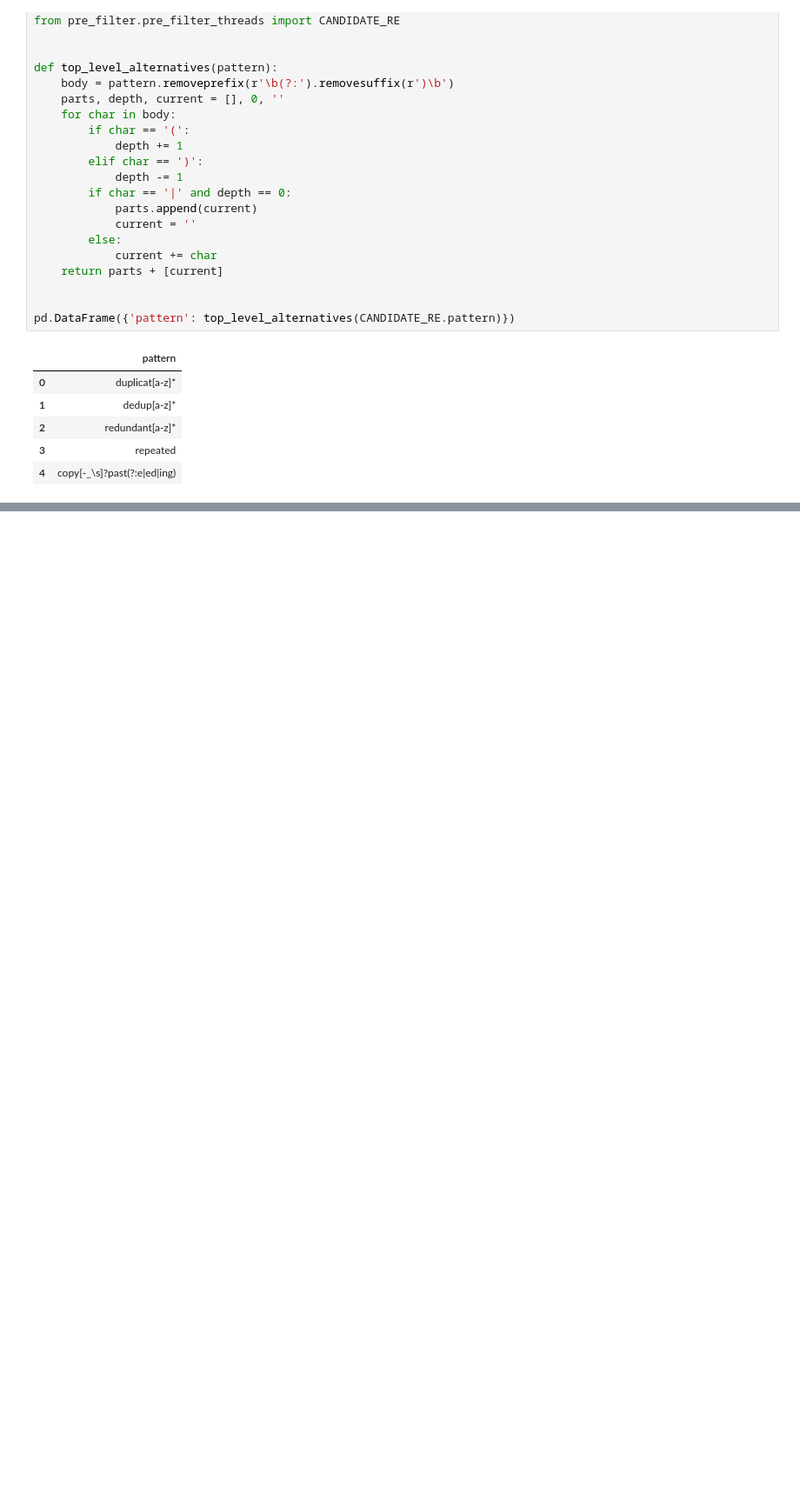
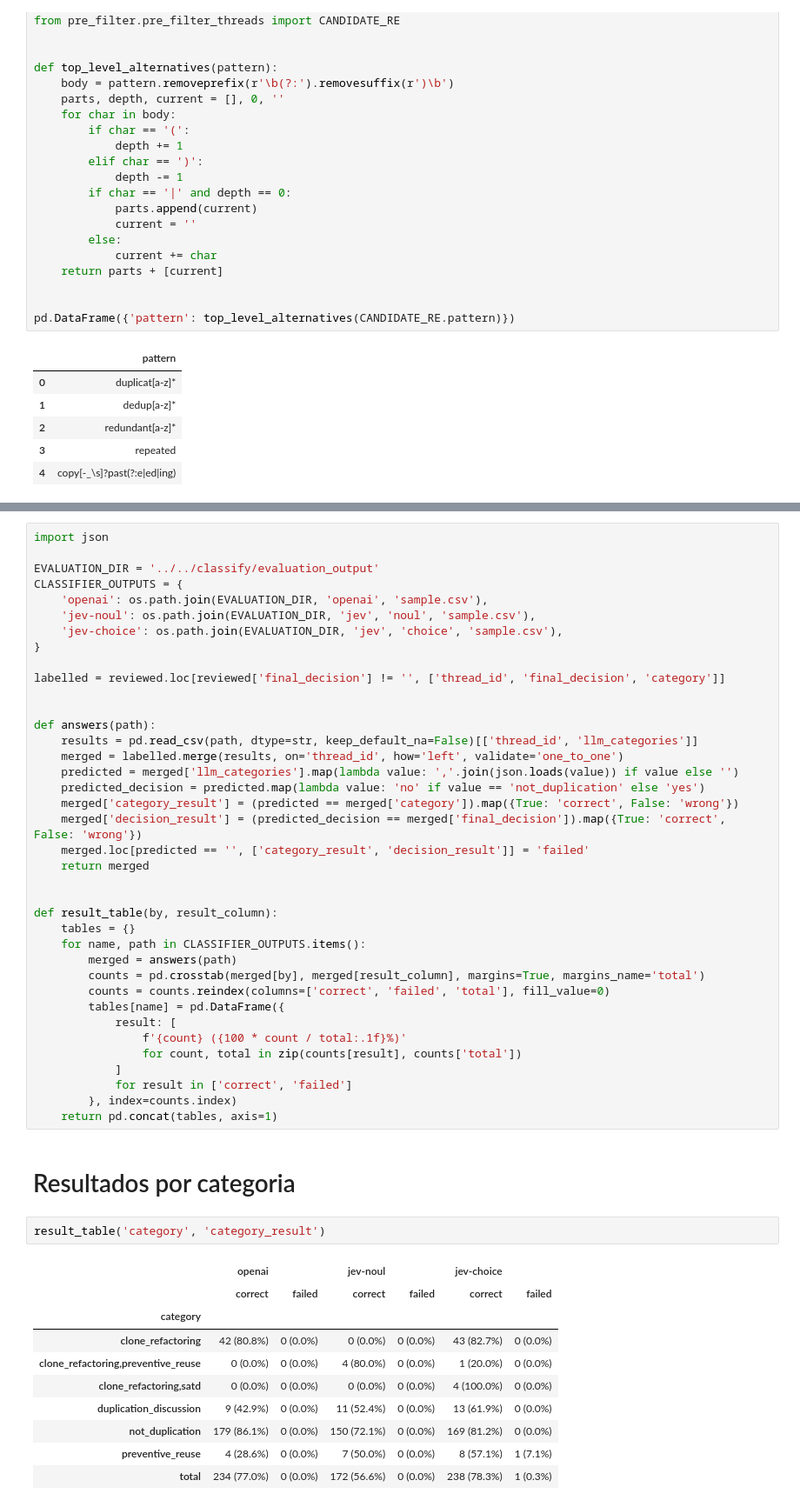
Before and after one commit to natalia-sa/lkml5ws-data-analysis, a Jupyter notebook: select_sample/v2/sample_stats.ipynb, the cells around one changed output, grey strips where cells are left out. Shown at 87% size. Cells and saved outputs as stored; diff of their text form; blank space fills up the shorter version.

```diff
--- a/select_sample/v2/sample_stats.ipynb
+++ b/select_sample/v2/sample_stats.ipynb
@@ -222,0 +238,53 @@ summary.loc[per_term.sort_values(['true_positives', 'threads'], ascending=False)
+# %%
+import json
+
+EVALUATION_DIR = '../../classify/evaluation_output'
+CLASSIFIER_OUTPUTS = {
+    'openai': os.path.join(EVALUATION_DIR, 'openai', 'sample.csv'),
+    'jev-noul': os.path.join(EVALUATION_DIR, 'jev', 'noul', 'sample.csv'),
+    'jev-choice': os.path.join(EVALUATION_DIR, 'jev', 'choice', 'sample.csv'),
+}
+
+labelled = reviewed.loc[reviewed['final_decision'] != '', ['thread_id', 'final_decision', 'category']]
+
+
+def answers(path):
+    results = pd.read_csv(path, dtype=str, keep_default_na=False)[['thread_id', 'llm_categories']]
+    merged = labelled.merge(results, on='thread_id', how='left', validate='one_to_one')
+    predicted = merged['llm_categories'].map(lambda value: ','.join(json.loads(value)) if value else '')
+    predicted_decision = predicted.map(lambda value: 'no' if value == 'not_duplication' else 'yes')
+    merged['category_result'] = (predicted == merged['category']).map({True: 'correct', False: 'wrong'})
+    merged['decision_result'] = (predicted_decision == merged['final_decision']).map({True: 'correct', False: 'wrong'})
+    merged.loc[predicted == '', ['category_result', 'decision_result']] = 'failed'
+    return merged
+
+
+def result_table(by, result_column):
+    tables = {}
+    for name, path in CLASSIFIER_OUTPUTS.items():
+        merged = answers(path)
+        counts = pd.crosstab(merged[by], merged[result_column], margins=True, margins_name='total')
+        counts = counts.reindex(columns=['correct', 'failed', 'total'], fill_value=0)
+        tables[name] = pd.DataFrame({
+            result: [
+                f'{count} ({100 * count / total:.1f}%)'
+                for count, total in zip(counts[result], counts['total'])
+            ]
+            for result in ['correct', 'failed']
+        }, index=counts.index)
+    return pd.concat(tables, axis=1)
+# %% [markdown]
+# Resultados por categoria
+# %%
+result_table('category', 'category_result')
+# %% [output]
+|  | openai |  | jev-noul |  | jev-choice |  |
+|  | correct | failed | correct | failed | correct | failed |
+| category |  |  |  |  |  |  |
+| clone_refactoring | 42 (80.8%) | 0 (0.0%) | 0 (0.0%) | 0 (0.0%) | 43 (82.7%) | 0 (0.0%) |
+| clone_refactoring,preventive_reuse | 0 (0.0%) | 0 (0.0%) | 4 (80.0%) | 0 (0.0%) | 1 (20.0%) | 0 (0.0%) |
+| clone_refactoring,satd | 0 (0.0%) | 0 (0.0%) | 0 (0.0%) | 0 (0.0%) | 4 (100.0%) | 0 (0.0%) |
+| duplication_discussion | 9 (42.9%) | 0 (0.0%) | 11 (52.4%) | 0 (0.0%) | 13 (61.9%) | 0 (0.0%) |
+| not_duplication | 179 (86.1%) | 0 (0.0%) | 150 (72.1%) | 0 (0.0%) | 169 (81.2%) | 0 (0.0%) |
+| preventive_reuse | 4 (28.6%) | 0 (0.0%) | 7 (50.0%) | 0 (0.0%) | 8 (57.1%) | 1 (7.1%) |
+| total | 234 (77.0%) | 0 (0.0%) | 172 (56.6%) | 0 (0.0%) | 238 (78.3%) | 1 (0.3%) |
```
Also changed, not shown: parts of 23 cells of this notebook, 15 other files.
